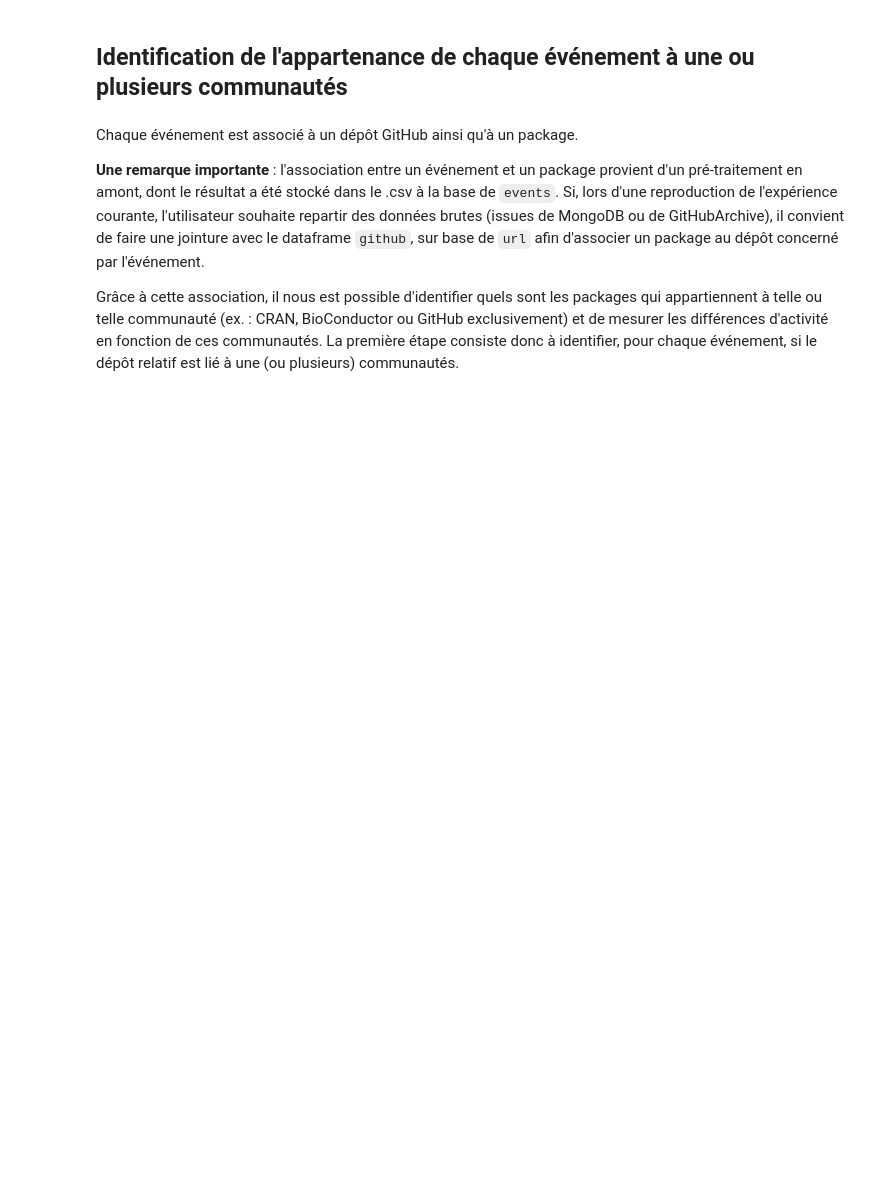
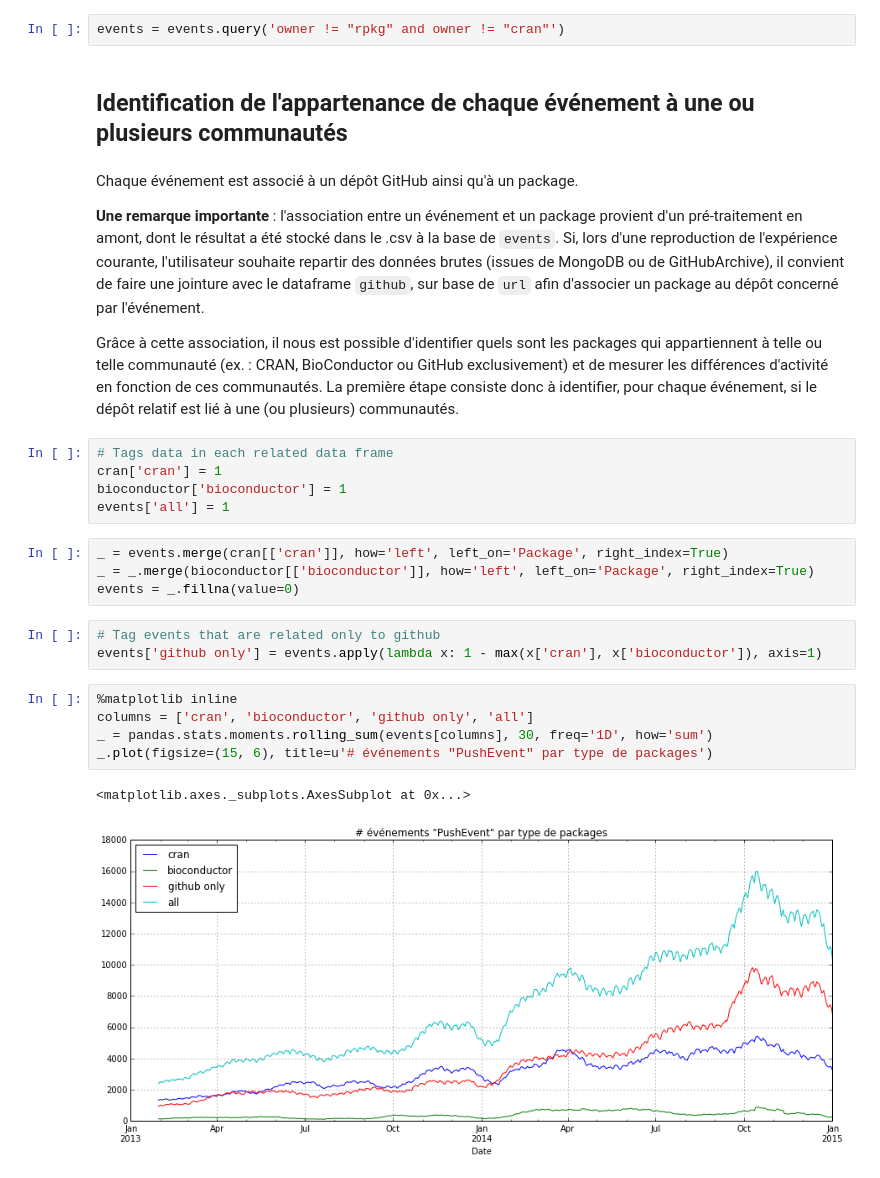
Before and after one commit to maelick/GitHub-API-Helpers, a Jupyter notebook: notebooks/R Package Activity on GitHub.ipynb, the cells around one changed output. Saved outputs shown, nothing was run; the diff lists cells and outputs as text; blank space fills up the shorter version.

```diff
--- a/notebooks/R Package Activity on GitHub.ipynb
+++ b/notebooks/R Package Activity on GitHub.ipynb
@@ -83,3 +86,5 @@ events = _.set_index('Date')
+# %%
+events = events.query('owner != "rpkg" and owner != "cran"')
 # %% [markdown]
 ## Identification de l'appartenance de chaque événement à une ou plusieurs communautés
 # %% [markdown]
@@ -88,3 +93,23 @@ Chaque événement est associé à un dépôt GitHub ainsi qu'à un package.
 **Une remarque importante** : l'association entre un événement et un package provient d'un pré-traitement en amont, dont le résultat a été stocké dans le .csv à la base de `events`. Si, lors d'une reproduction de l'expérience courante, l'utilisateur souhaite repartir des données brutes (issues de MongoDB ou de GitHubArchive), il convient de faire une jointure avec le dataframe `github`, sur base de `url` afin d'associer un package au dépôt concerné par l'événement.
 
 Grâce à cette association, il nous est possible d'identifier quels sont les packages qui appartiennent à telle ou telle communauté (ex. : CRAN, BioConductor ou GitHub exclusivement) et de mesurer les différences d'activité en fonction de ces communautés. La première étape consiste donc à identifier, pour chaque événement, si le dépôt relatif est lié à une (ou plusieurs) communautés.
+# %%
+# Tags data in each related data frame
+cran['cran'] = 1
+bioconductor['bioconductor'] = 1
+events['all'] = 1
+# %%
+_ = events.merge(cran[['cran']], how='left', left_on='Package', right_index=True)
+_ = _.merge(bioconductor[['bioconductor']], how='left', left_on='Package', right_index=True)
+events = _.fillna(value=0)
+# %%
+# Tag events that are related only to github
+events['github only'] = events.apply(lambda x: 1 - max(x['cran'], x['bioconductor']), axis=1)
+# %%
+%matplotlib inline
+columns = ['cran', 'bioconductor', 'github only', 'all']
+_ = pandas.stats.moments.rolling_sum(events[columns], 30, freq='1D', how='sum')
+_.plot(figsize=(15, 6), title=u'# événements "PushEvent" par type de packages')
+# %% [output]
+<matplotlib.axes._subplots.AxesSubplot at 0x...>
+[figure, added]
```
Also changed, not shown: parts of 2 cells of this notebook, 5 other files.
